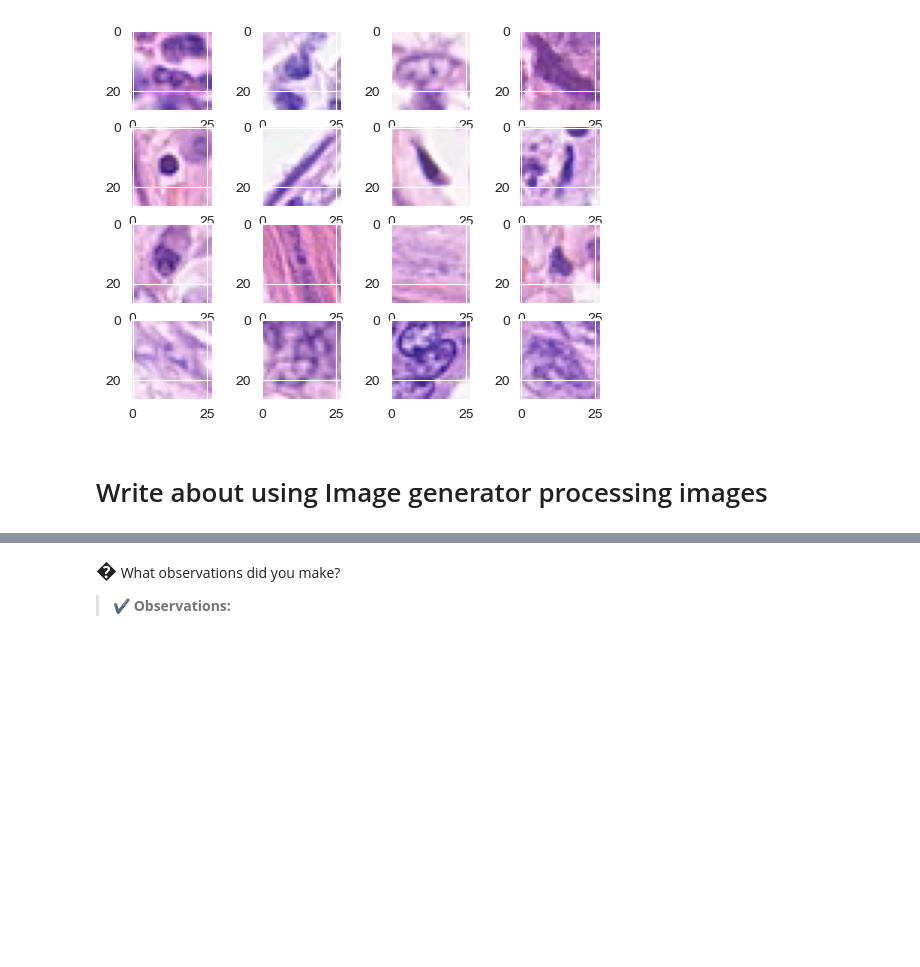
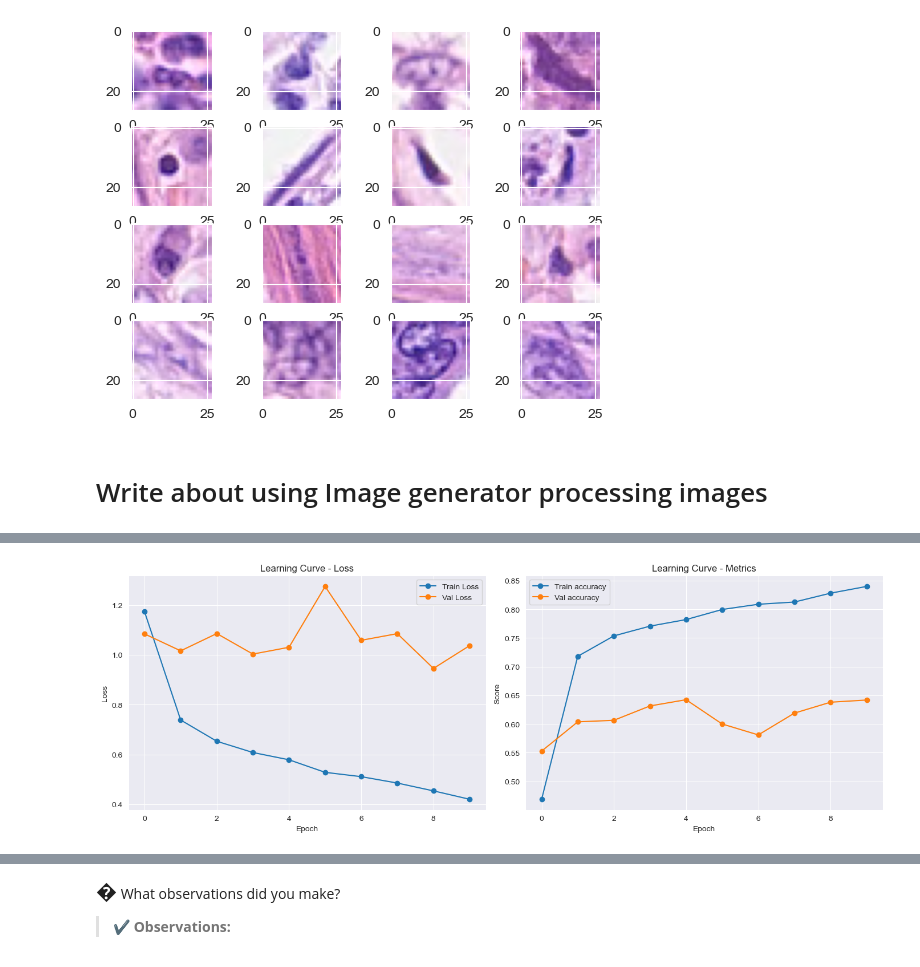
Before and after one commit to Shalini247/Image-Classification, a Jupyter notebook: s4073541_s4072225.ipynb, the cells around one changed output, grey strips where cells are left out. Saved outputs shown, nothing was run; the diff lists cells and outputs as text; code cells hidden in the pictures; blank space fills up the shorter version.

```diff
--- a/s4073541_s4072225.ipynb
+++ b/s4073541_s4072225.ipynb
@@ -366,0 +513,31 @@ Note: You need to also balance the model complexity with model performence, expl
+# %%
+batch_size = 32
+INPUT_DIM = (28,28,3)
+OUTPUT_CLASSES = 4 # num of classes
+model_VGG_1_Cell = tf.keras.Sequential([
+    #VGG block 1
+    tf.keras.layers.Conv2D(32, (3, 3), activation='relu', padding='same', input_shape=INPUT_DIM),
+    tf.keras.layers.Conv2D(32, (3, 3), activation='relu', padding='same'),
+    tf.keras.layers.MaxPooling2D((2, 2)),
+
+    #VGG block 2
+    tf.keras.layers.Conv2D(64, (3, 3), activation='relu', padding='same'),
+    tf.keras.layers.Conv2D(64, (3, 3), activation='relu', padding='same'),
+    tf.keras.layers.MaxPooling2D((2, 2)),
+
+    #VGG block 3
+    tf.keras.layers.Conv2D(128, (3, 3), activation='relu', padding='same'),
+    tf.keras.layers.Conv2D(128, (3, 3), activation='relu', padding='same'),
+    tf.keras.layers.MaxPooling2D((2, 2)),
+
+    tf.keras.layers.Flatten(),
+    tf.keras.layers.Dense(256, activation='relu'),
+    tf.keras.layers.Dense(128, activation='relu'),
+    tf.keras.layers.Dense(OUTPUT_CLASSES,activation='softmax')
+])
+# %%
+model_VGG_1_Cell.compile(optimizer='adam',
+              loss=tf.keras.losses.CategoricalCrossentropy(from_logits=False),
+              metrics=['accuracy'])
+# %%
+base_model_cell = model_VGG_1_Cell.fit(train_gen_cell, validation_data = val_gen_cell, epochs=10, verbose=1)
@@ -366,0 +565,4 @@ Note: You need to also balance the model complexity with model performence, expl
+# %%
+plot_learning_curve(base_model_cell, metrics=('accuracy',), title='Learning Curve')
+# %% [output]
+[figure, added]
```
Also changed, not shown: parts of 44 cells of this notebook.
